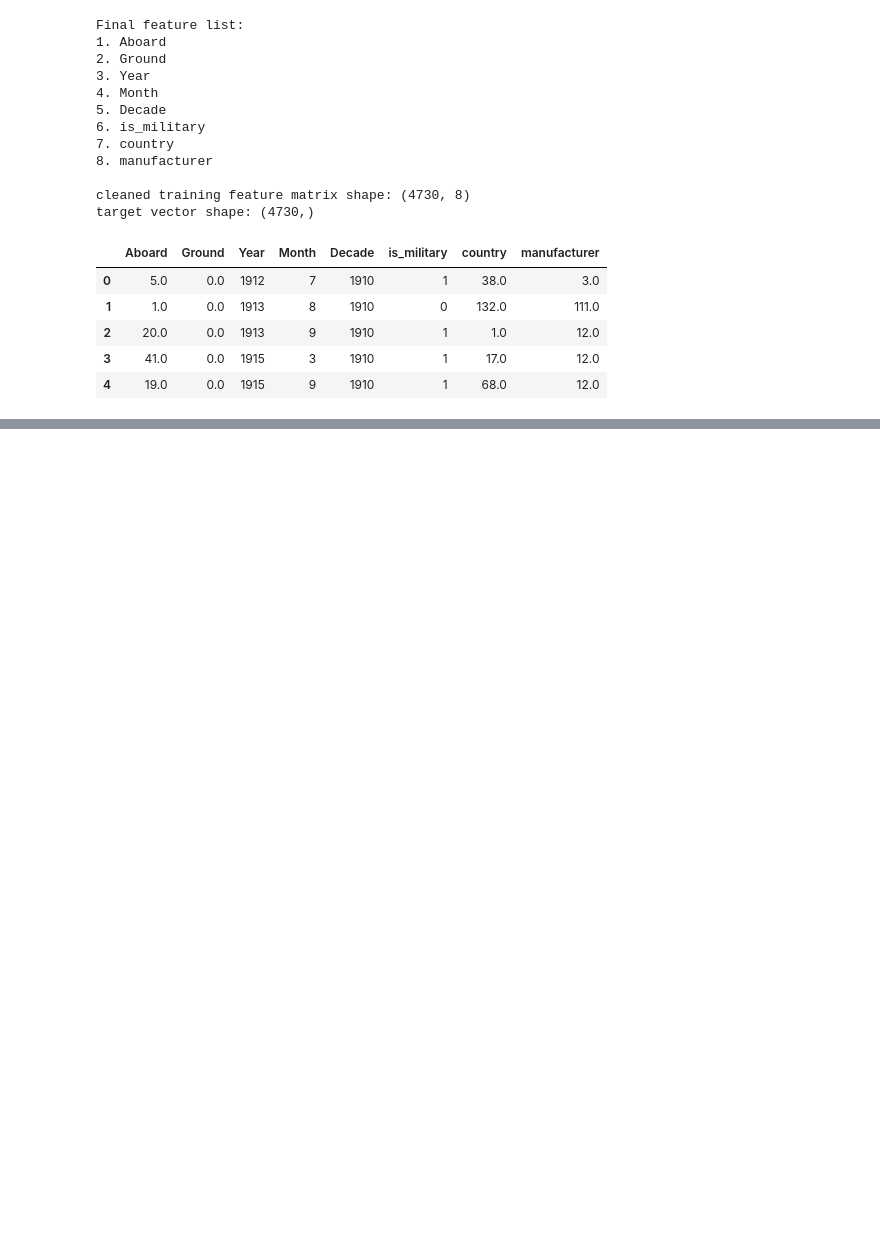
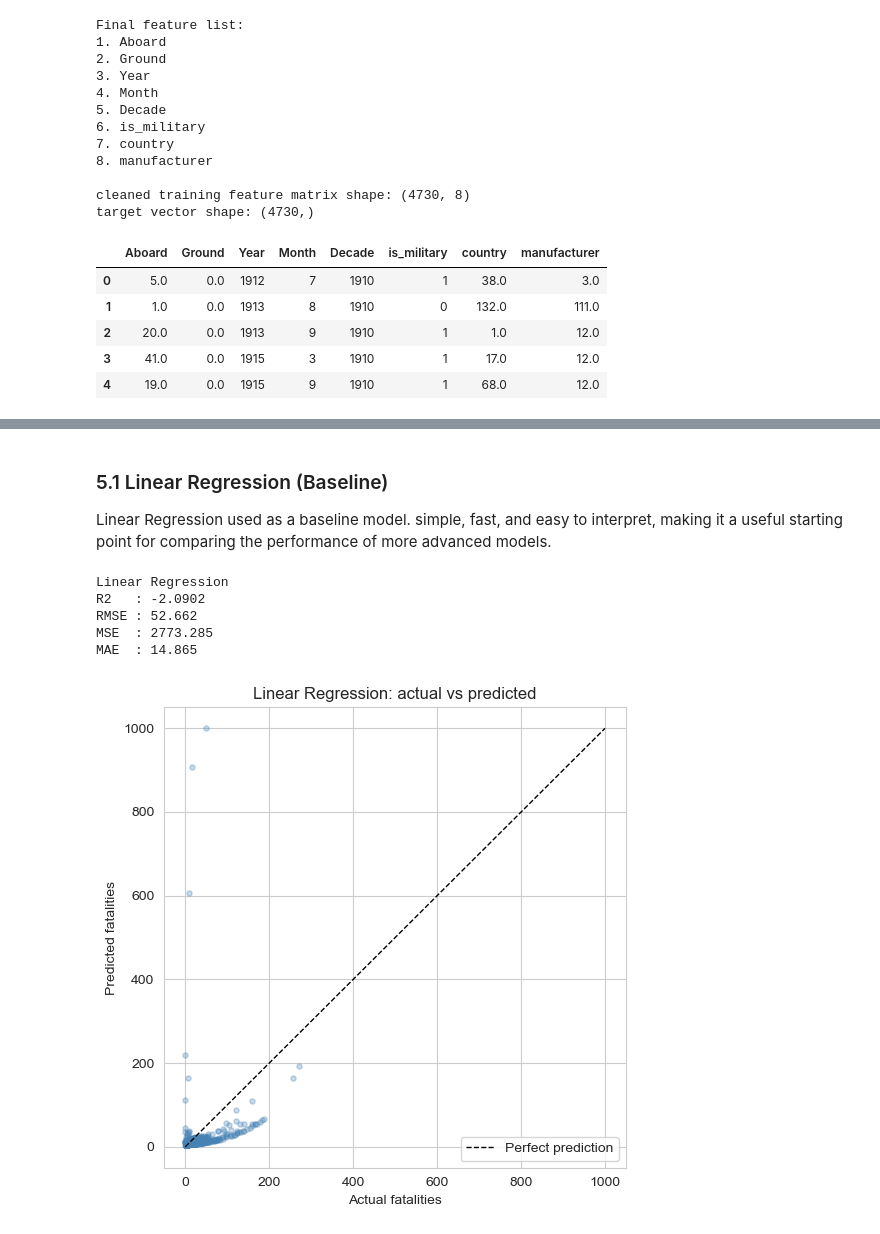
Before and after one commit to vcmeamaria/airplane_regression, a Jupyter notebook: airplane_fatalities_regression.ipynb, the cells around one changed output, grey strips where cells are left out. Drawn from its saved outputs; the diff is of its cells as text; code cells hidden in the pictures; blank space fills up the shorter version.

```diff
--- a/airplane_fatalities_regression.ipynb
+++ b/airplane_fatalities_regression.ipynb
@@ -555,0 +560,5 @@ target vector shape: (4730,)
+# %%
+# 80/20 split
+X_train, X_test, y_train, y_test = train_test_split(X, y, test_size=0.2, random_state=RANDOM_STATE)
+print('Training rows:', X_train.shape[0])
+print('Test rows:', X_test.shape[0])
@@ -555,0 +589,50 @@ target vector shape: (4730,)
+# %%
+# fit, predict, inverse-transform, score and plot a model
+results = {}   # collect metrics for the comparison
+
+def evaluate_model(model, name, plot=True):
+    model.fit(X_train_s, y_train)
+    pred_log = model.predict(X_test_s)
+    pred = np.expm1(pred_log)
+    actual = np.expm1(y_test)
+
+    mse = mean_squared_error(actual, pred)
+    metrics = {
+        'R2': r2_score(actual, pred),
+        'RMSE': np.sqrt(mse),
+        'MSE': mse,
+        'MAE': mean_absolute_error(actual, pred),
+    }
+    results[name] = metrics
+    print(f'{name}')
+    print(f"R2   : {metrics['R2']:.4f}")
+    print(f"RMSE : {metrics['RMSE']:.3f}")
+    print(f"MSE  : {metrics['MSE']:.3f}")
+    print(f"MAE  : {metrics['MAE']:.3f}")
+
+    if plot:
+        plt.figure(figsize=(5.5, 5.5))
+        plt.scatter(actual, pred, alpha=0.3, s=14, color='steelblue')
+        lim = max(actual.max(), pred.max())
+        plt.plot([0, lim], [0, lim], 'k--', linewidth=1, label='Perfect prediction')
+        plt.title(f'{name}: actual vs predicted')
+        plt.xlabel('Actual fatalities')
+        plt.ylabel('Predicted fatalities')
+        plt.legend()
+        plt.tight_layout()
+        plt.show()
+    return model
+# %% [markdown]
+### 5.1 Linear Regression (Baseline)
+
+Linear Regression used as a baseline model. simple, fast, and easy to interpret, making it a useful starting point for comparing the performance of more advanced models.
+# %%
+# baseline linear model
+lin = evaluate_model(LinearRegression(), 'Linear Regression')
+# %% [output]
+Linear Regression
+R2   : -2.0902
+RMSE : 52.662
+MSE  : 2773.285
+MAE  : 14.865
+[figure, added]
```
Also changed, not shown: parts of 33 cells of this notebook, 1 other file.
